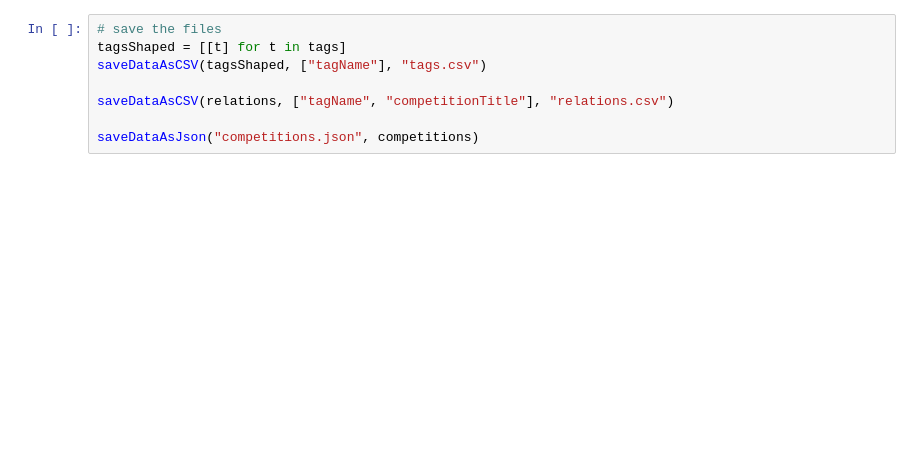
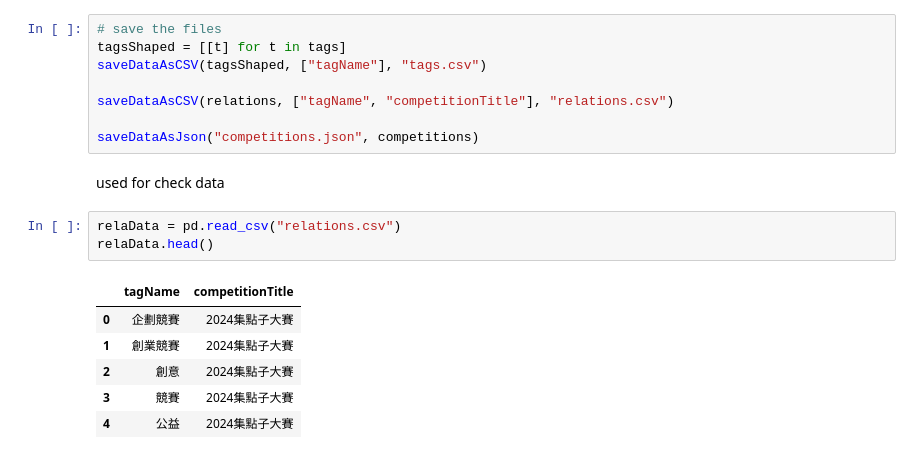
Before and after one commit to yatta03/112-2PL, a Jupyter notebook: hw3/hw3.ipynb, the cells around one changed output. Saved outputs shown, nothing was run; the diff lists cells and outputs as text; blank space fills up the shorter version.

```diff
--- a/hw3/hw3.ipynb
+++ b/hw3/hw3.ipynb
@@ -190,3 +223,15 @@ saveDataAsCSV(tagsShaped, ["tagName"], "tags.csv")
 saveDataAsCSV(relations, ["tagName", "competitionTitle"], "relations.csv")
 
 saveDataAsJson("competitions.json", competitions)
+# %% [markdown]
+used for check data
+# %%
+relaData = pd.read_csv("relations.csv")
+relaData.head()
+# %% [output]
+|  | tagName | competitionTitle |
+| 0 | 企劃競賽 | 2024集點子大賽 |
+| 1 | 創業競賽 | 2024集點子大賽 |
+| 2 | 創意 | 2024集點子大賽 |
+| 3 | 競賽 | 2024集點子大賽 |
+| 4 | 公益 | 2024集點子大賽 |
```
Also changed, not shown: parts of 11 cells of this notebook, 5 other files.
